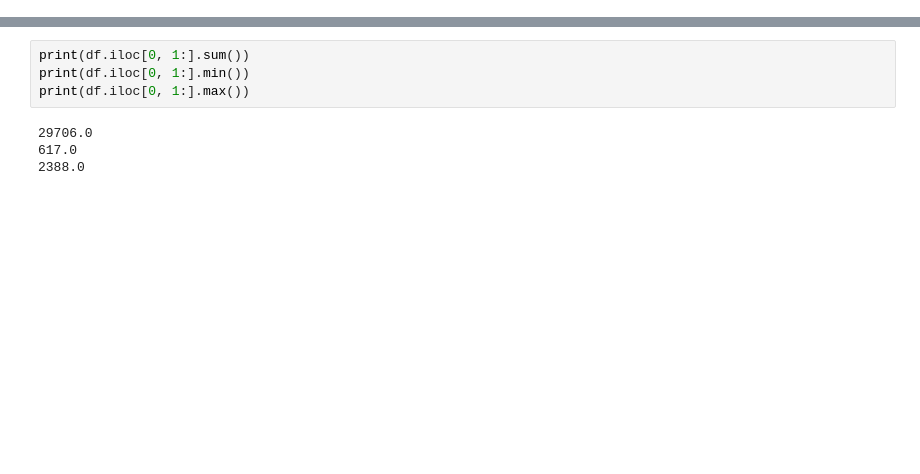
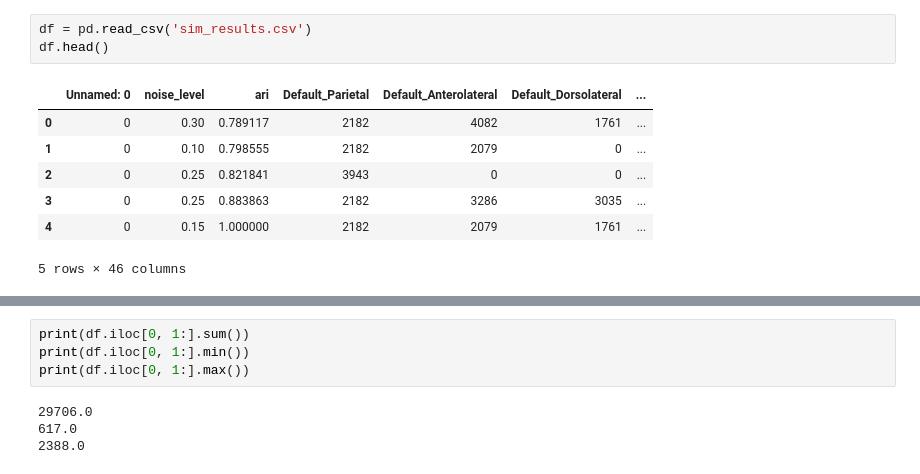
Before and after one commit to poldrack/infomap_sims, a Jupyter notebook: analyze_sim_results.ipynb, the cells around one changed output, grey strips where cells are left out. Cells and saved outputs as stored; diff of their text form; blank space fills up the shorter version.

```diff
--- a/analyze_sim_results.ipynb
+++ b/analyze_sim_results.ipynb
@@ -6 +59,12 @@ import seaborn as sns
+# %%
+df = pd.read_csv('sim_results.csv')
+df.head()
+# %% [output]
+|  | Unnamed: 0 | noise_level | ari | Default_Parietal | Default_Anterolateral | Default_Dorsolateral | ... |
+| 0 | 0 | 0.30 | 0.789117 | 2182 | 4082 | 1761 | ... |
+| 1 | 0 | 0.10 | 0.798555 | 2182 | 2079 | 0 | ... |
+| 2 | 0 | 0.25 | 0.821841 | 3943 | 0 | 0 | ... |
+| 3 | 0 | 0.25 | 0.883863 | 2182 | 3286 | 3035 | ... |
+| 4 | 0 | 0.15 | 1.000000 | 2182 | 2079 | 1761 | ... |
+5 rows × 46 columns
 # %%
```
Also changed, not shown: parts of 6 cells of this notebook, 3 other files.
